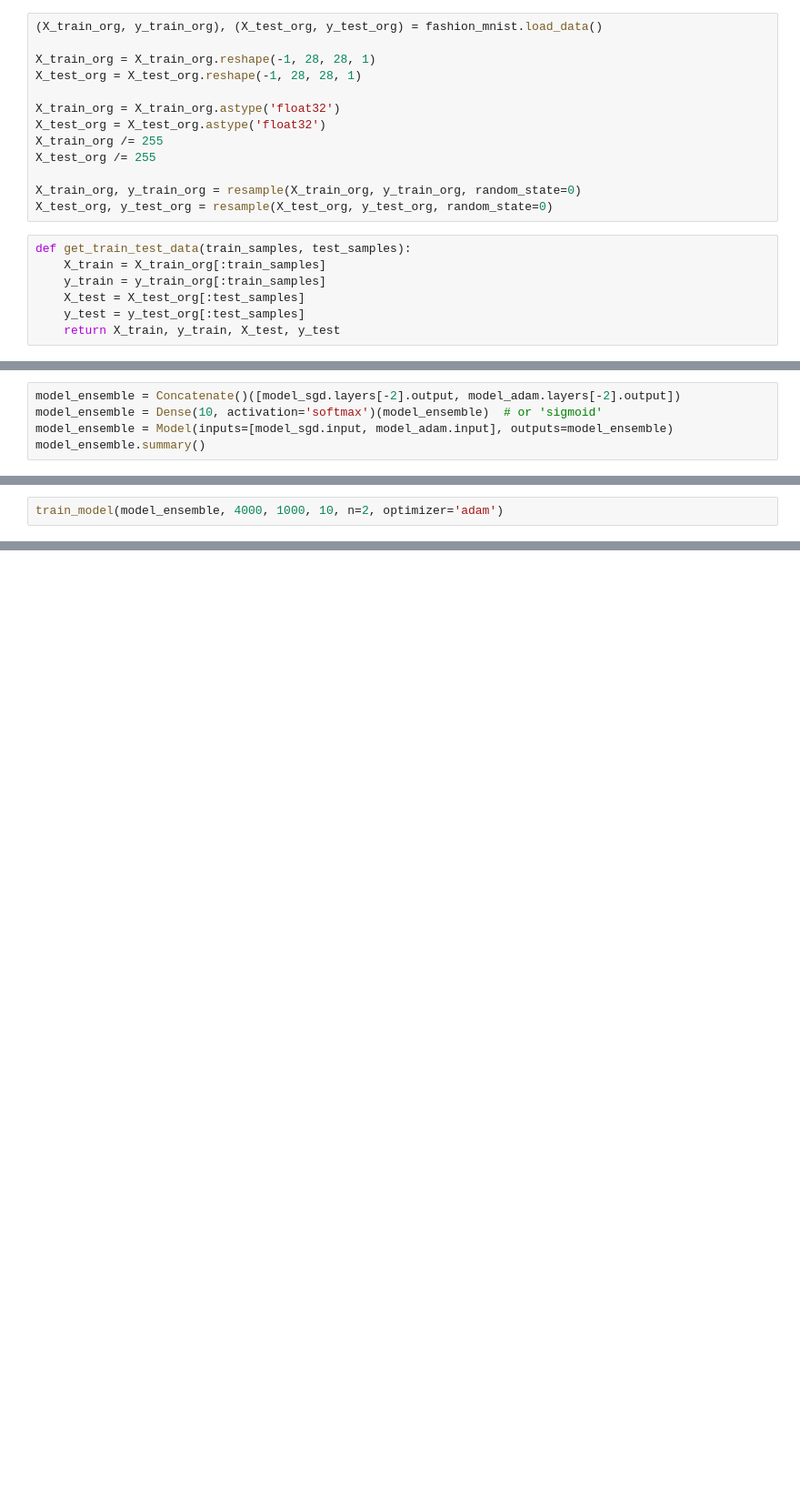
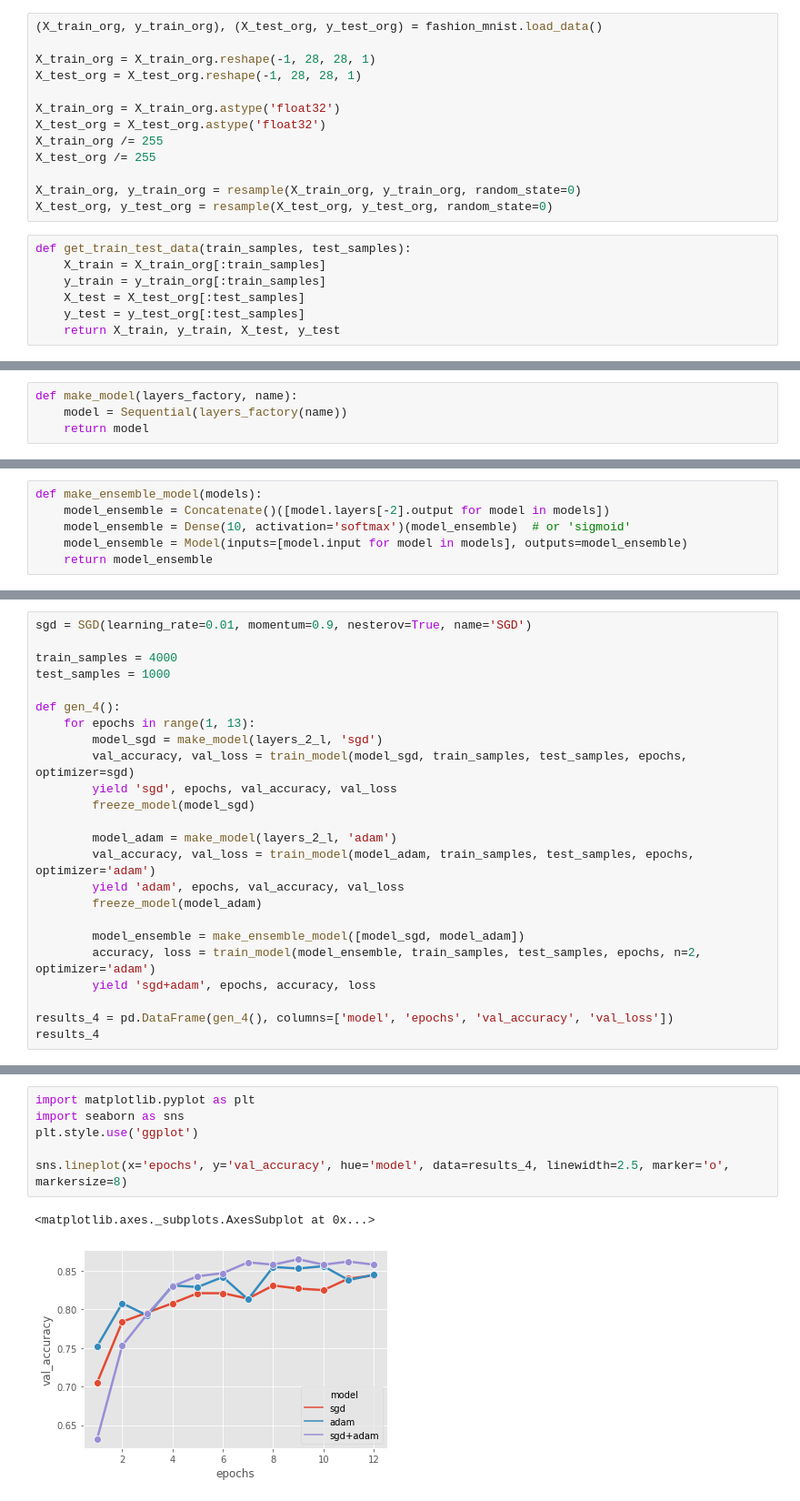
Before and after one commit to tomekzaw/agh_sem6_ml_proj, a Jupyter notebook: ensemble.ipynb, the cells around one changed output, grey strips where cells are left out. Shown at 91% size. Cells and saved outputs as stored; diff of their text form; blank space fills up the shorter version.

```diff
--- a/ensemble.ipynb
+++ b/ensemble.ipynb
@@ -159,0 +66,4 @@ _________________________________________________________________
+# %%
+def make_model(layers_factory, name):
+    model = Sequential(layers_factory(name))
+    return model
@@ -160,5 +80,6 @@ _________________________________________________________________
 # %%
-model_ensemble = Concatenate()([model_sgd.layers[-2].output, model_adam.layers[-2].output])
-model_ensemble = Dense(10, activation='softmax')(model_ensemble)  # or 'sigmoid'
-model_ensemble = Model(inputs=[model_sgd.input, model_adam.input], outputs=model_ensemble)
-model_ensemble.summary()
+def make_ensemble_model(models):
+    model_ensemble = Concatenate()([model.layers[-2].output for model in models])
+    model_ensemble = Dense(10, activation='softmax')(model_ensemble)  # or 'sigmoid'
+    model_ensemble = Model(inputs=[model.input for model in models], outputs=model_ensemble)
+    return model_ensemble
@@ -183,2 +85,0 @@ ________________________________________________________________________________
-# %%
-train_model(model_ensemble, 4000, 1000, 10, n=2, optimizer='adam')
@@ -206,0 +86,24 @@ plot_model(model_ensemble)
+# %%
+sgd = SGD(learning_rate=0.01, momentum=0.9, nesterov=True, name='SGD')
+
+train_samples = 4000
+test_samples = 1000
+
+def gen_4():
+    for epochs in range(1, 13):
+        model_sgd = make_model(layers_2_l, 'sgd')
+        val_accuracy, val_loss = train_model(model_sgd, train_samples, test_samples, epochs, optimizer=sgd)
+        yield 'sgd', epochs, val_accuracy, val_loss
+        freeze_model(model_sgd)
+
+        model_adam = make_model(layers_2_l, 'adam')
+        val_accuracy, val_loss = train_model(model_adam, train_samples, test_samples, epochs, optimizer='adam')
+        yield 'adam', epochs, val_accuracy, val_loss
+        freeze_model(model_adam)
+
+        model_ensemble = make_ensemble_model([model_sgd, model_adam])
+        accuracy, loss = train_model(model_ensemble, train_samples, test_samples, epochs, n=2, optimizer='adam')
+        yield 'sgd+adam', epochs, accuracy, loss
+
+results_4 = pd.DataFrame(gen_4(), columns=['model', 'epochs', 'val_accuracy', 'val_loss'])
+results_4
@@ -206,0 +145,9 @@ plot_model(model_ensemble)
+# %%
+import matplotlib.pyplot as plt
+import seaborn as sns
+plt.style.use('ggplot')
+
+sns.lineplot(x='epochs', y='val_accuracy', hue='model', data=results_4, linewidth=2.5, marker='o', markersize=8)
+# %% [output]
+<matplotlib.axes._subplots.AxesSubplot at 0x...>
+[figure, added]
```
Also changed, not shown: parts of 15 cells of this notebook.
